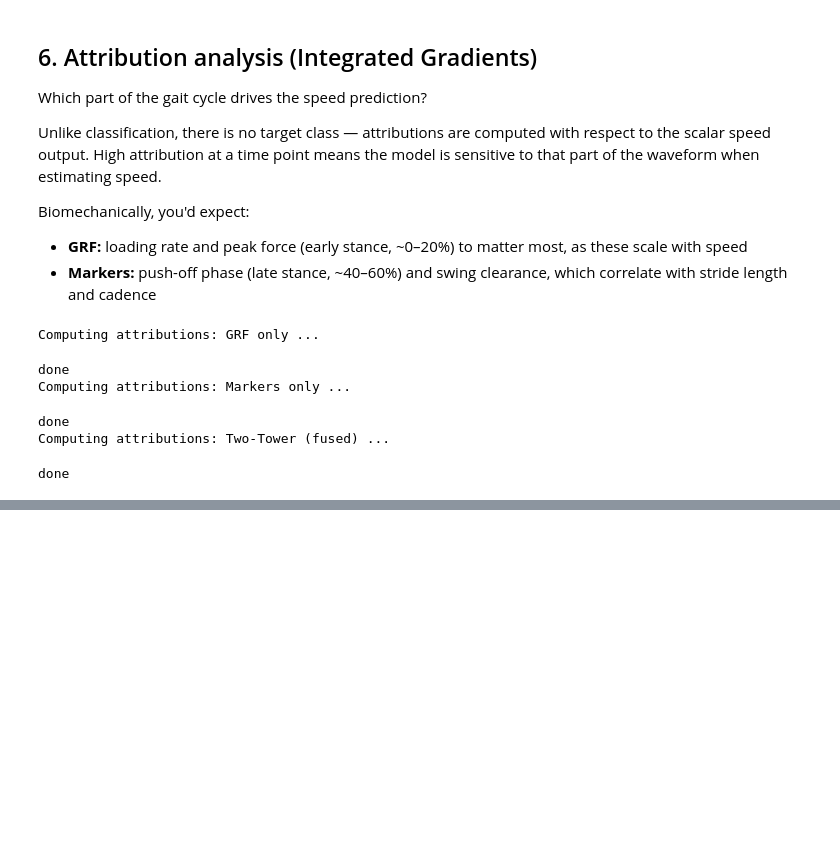
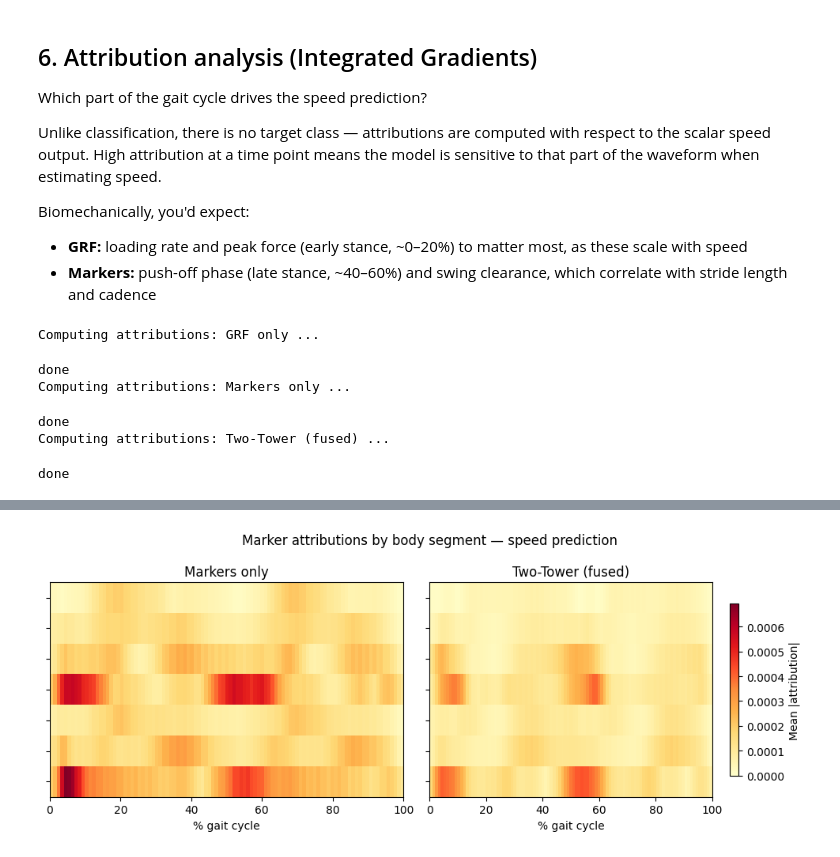
Before and after one commit to mariacfox/gait-ml, a Jupyter notebook: notebooks/03_results_regression.ipynb, the cells around one changed output, grey strips where cells are left out. Cells and saved outputs as stored; diff of their text form; code cells hidden in the pictures; blank space fills up the shorter version.

```diff
--- a/notebooks/03_results_regression.ipynb
+++ b/notebooks/03_results_regression.ipynb
@@ -561,0 +552,38 @@ plt.show()
+# %%
+# Marker segment heatmap — only models that use marker input
+seg_names = list(MARKER_SEGMENTS.keys())
+
+all_seg_attr = []
+for model_name, attrs in reg_attr_results.items():
+    if MODALITY_FOR_MODEL[model_name] == "grf":
+        continue  # GRF-only model has no marker attributions
+    marker_attr = attrs["markers"]  # (90, 101)
+    seg_attr = np.zeros((len(seg_names), 101))
+    for s_idx, (_, marker_idxs) in enumerate(MARKER_SEGMENTS.items()):
+        ch_idxs = [m * 3 + ax for m in marker_idxs for ax in range(3)]
+        seg_attr[s_idx] = np.abs(marker_attr[ch_idxs]).mean(axis=0)
+    all_seg_attr.append((model_name, seg_attr))
+
+n_marker_models = len(all_seg_attr)
+fig, axes = plt.subplots(1, n_marker_models, figsize=(5 * n_marker_models, 4), sharey=True)
+if n_marker_models == 1:
+    axes = [axes]
+
+vmax = max(s.max() for _, s in all_seg_attr) if all_seg_attr else 1.0
+for ax, (model_name, seg_attr) in zip(axes, all_seg_attr):
+    im = ax.imshow(seg_attr, aspect="auto", origin="upper",
+                   extent=[0, 100, len(seg_names) - 0.5, -0.5],
+                   cmap="YlOrRd", vmin=0, vmax=vmax)
+    ax.set_yticks(range(len(seg_names)))
+    ax.set_yticklabels(seg_names if ax == axes[0] else [], fontsize=9)
+    ax.set_xlabel("% gait cycle")
+    ax.set_title(MODEL_DISPLAY[model_name])
+
+if all_seg_attr:
+    fig.colorbar(im, ax=axes[-1], label="Mean |attribution|", shrink=0.8)
+fig.suptitle("Marker attributions by body segment — speed prediction", fontsize=12)
+plt.tight_layout()
+plt.savefig(RESULTS_DIR / "attr_markers_regression.png", dpi=150, bbox_inches="tight")
+plt.show()
+# %% [output]
+[figure, added]
```
Also changed, not shown: parts of 4 cells of this notebook, 2 other files.
